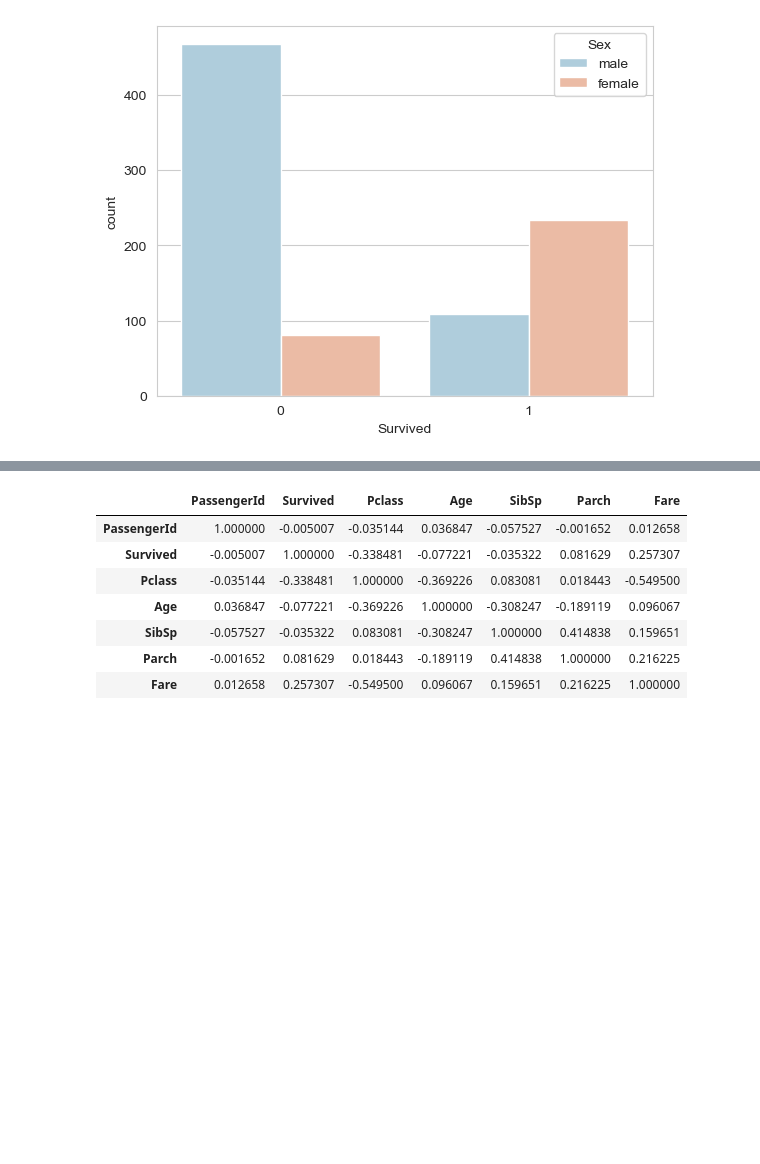
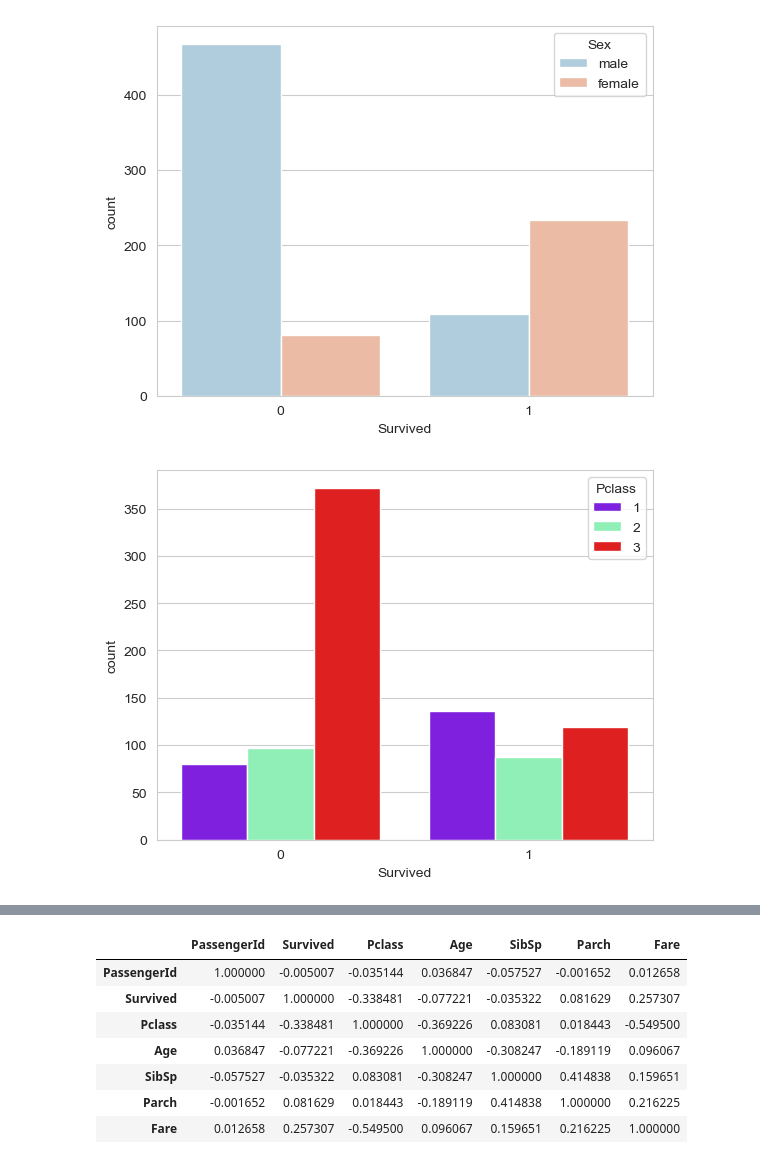
Before and after one commit to rudxkush/Machine-Learning, a Jupyter notebook: Titanic Prediction.ipynb, the cells around one changed output, grey strips where cells are left out. Drawn from its saved outputs; the diff is of its cells as text; code cells hidden in the pictures; blank space fills up the shorter version.

```diff
--- a/Titanic Prediction.ipynb
+++ b/Titanic Prediction.ipynb
@@ -131,3 +132,9 @@ sns.countplot(x='Survived', hue="Sex", data=df, palette="RdBu_r")
 plt.show()
 # %% [output]
 [figure]
+# %%
+sns.set_style('whitegrid')
+sns.countplot(x='Survived',hue='Pclass',data=df,palette='rainbow')
+plt.show()
+# %% [output]
+[figure, added]
```
Also changed, not shown: parts of 18 cells of this notebook.
